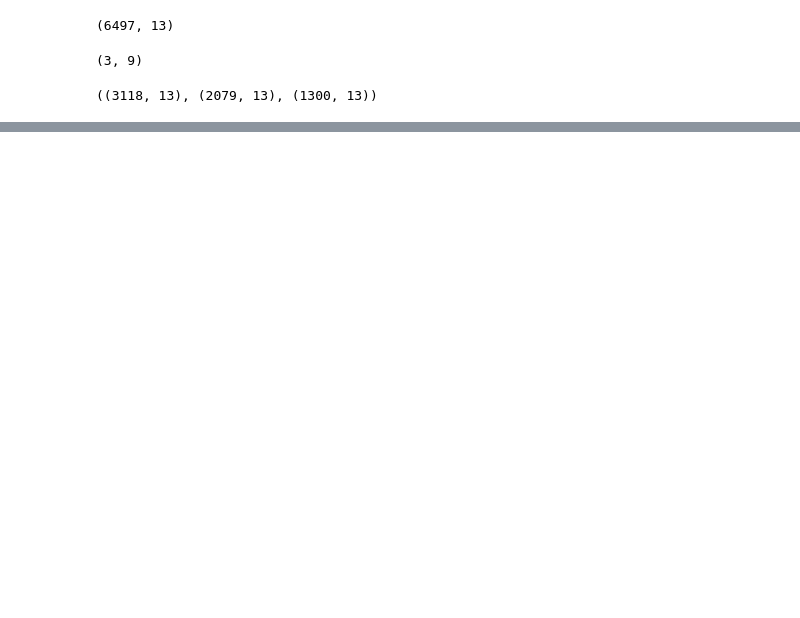
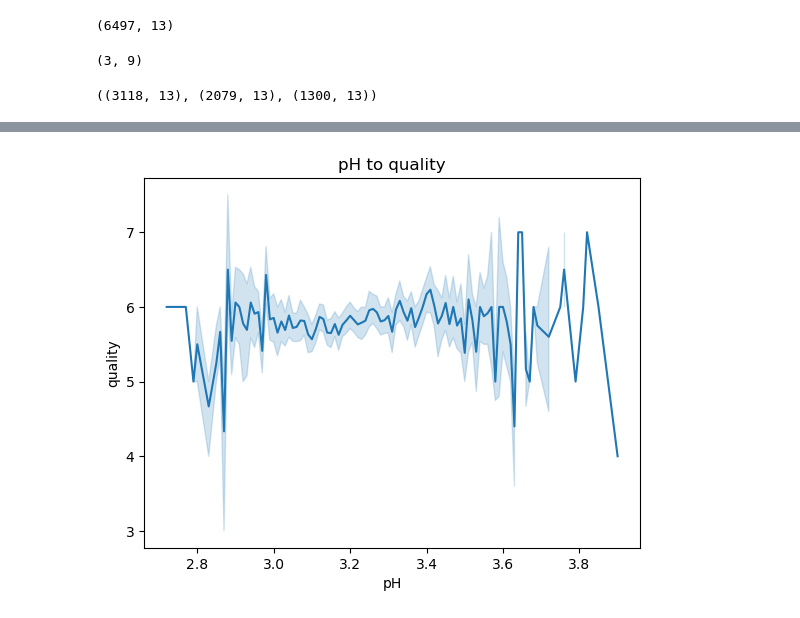
Before and after one commit to pour-choices/wine_clustering_project, a Jupyter notebook: stephen_scratch_notebook.ipynb, the cells around one changed output, grey strips where cells are left out. Drawn from its saved outputs; the diff is of its cells as text; code cells hidden in the pictures; blank space fills up the shorter version.

```diff
--- a/stephen_scratch_notebook.ipynb
+++ b/stephen_scratch_notebook.ipynb
@@ -146,0 +119,4 @@ _
+# %%
+m.line_plot(train, train.pH, train.quality, 'pH to quality')
+# %% [output]
+[figure, added]
```
Also changed, not shown: parts of 17 cells of this notebook.
